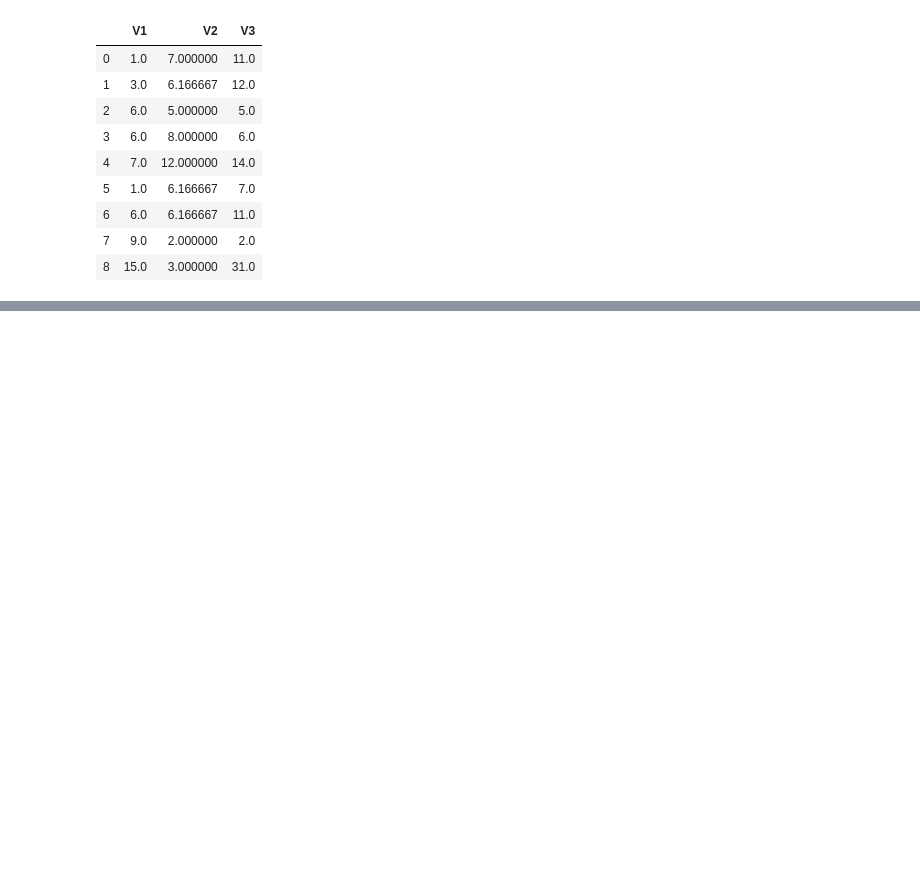
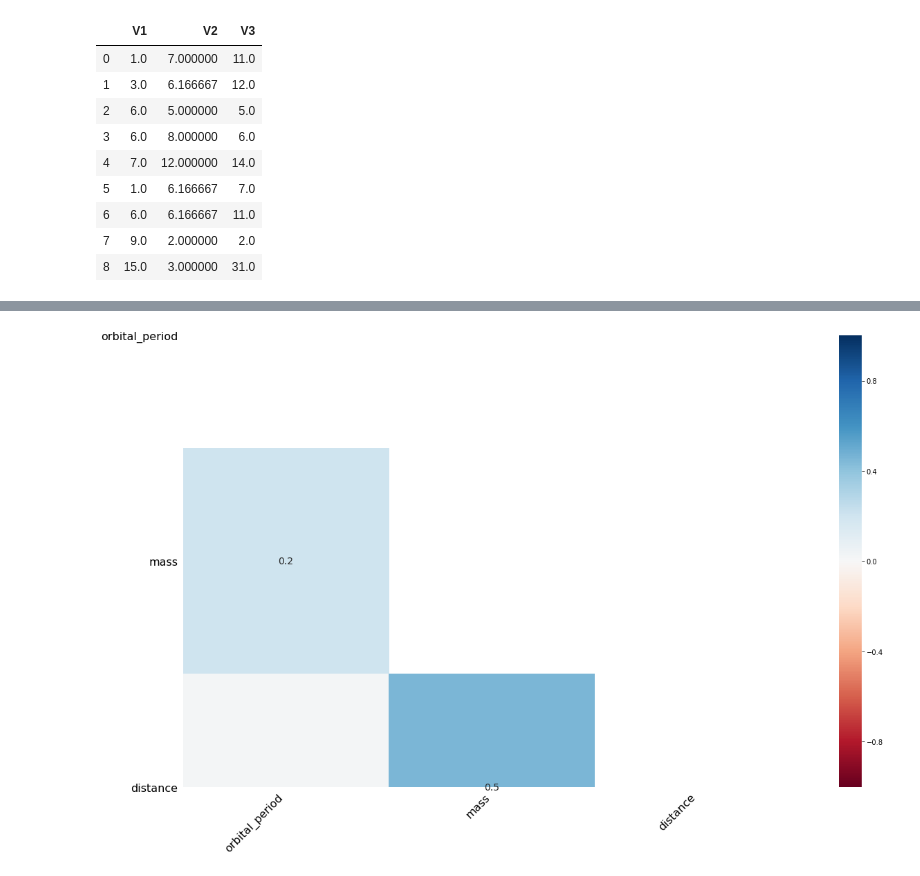
Before and after one commit to mertorelio/machine_learning_notes, a Jupyter notebook: 3.Eksik Gözlem.ipynb, the cells around one changed output, grey strips where cells are left out. Cells and saved outputs as stored; diff of their text form; code cells hidden in the pictures; blank space fills up the shorter version.

```diff
--- a/3.Eksik Gözlem.ipynb
+++ b/3.Eksik Gözlem.ipynb
@@ -149,0 +203,4 @@ df.apply(lambda x: x.fillna(x.mean()),axis = 0) #her bir değişkeni yakaladığ
+# %%
+msno.heatmap(df); #ısı haritası korelasyon ile anlamamızı sağlayabilir
+# %% [output]
+[figure, added]
```
Also changed, not shown: parts of 9 cells of this notebook, 5 other files.
